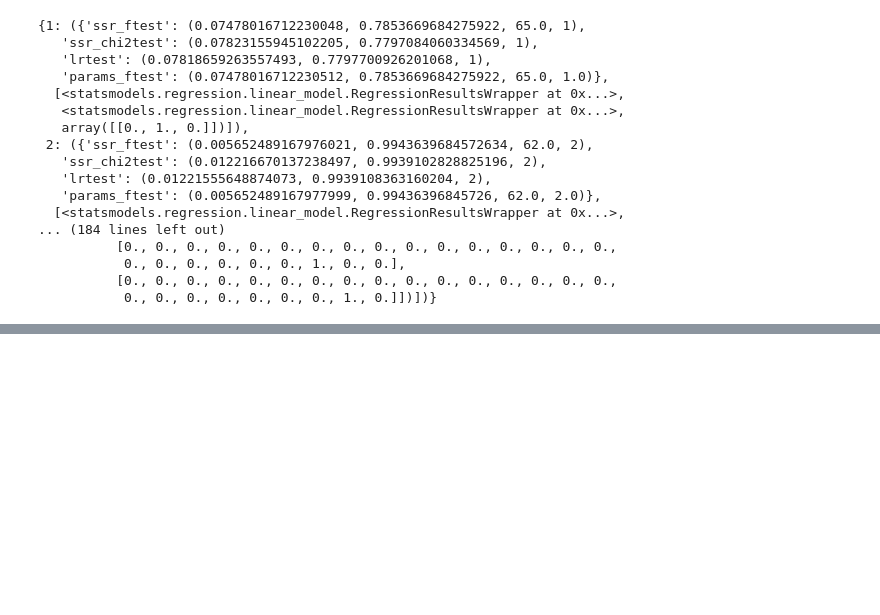
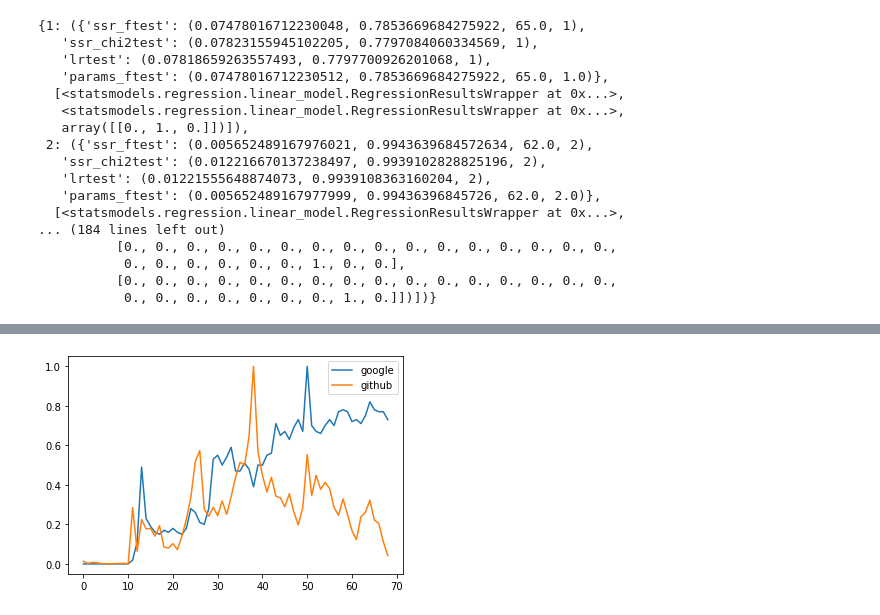
Before and after one commit to solalatus/deepfake_popularity, a Jupyter notebook: granger_causality.ipynb, the cells around one changed output, grey strips where cells are left out. Cells and saved outputs as stored; diff of their text form; code cells hidden in the pictures; blank space fills up the shorter version.

```diff
--- a/granger_causality.ipynb
+++ b/granger_causality.ipynb
@@ -196,3 +230,15 @@ plt.show()
+# %%
+import matplotlib.pyplot as plt
+
+fig, ax = plt.subplots()
+#ax.plot(arxiv_df.url.values/arxiv_df.url.values.max(), label="arxiv")
+ax.plot(google_trends_df.search_freq.values/google_trends_df.search_freq.values.max(), label="google")
+ax.plot(github_df.commits.values/github_df.commits.values.max(), label="github")
+
+ax.legend()
+plt.show()
+# %% [output]
+[figure, added]
 # %%
 #is it off by 1 bug or reality, that github is earlier???
 #what is the downtrend in github at the end?
```
Also changed, not shown: parts of 10 cells of this notebook, 2 other files.
